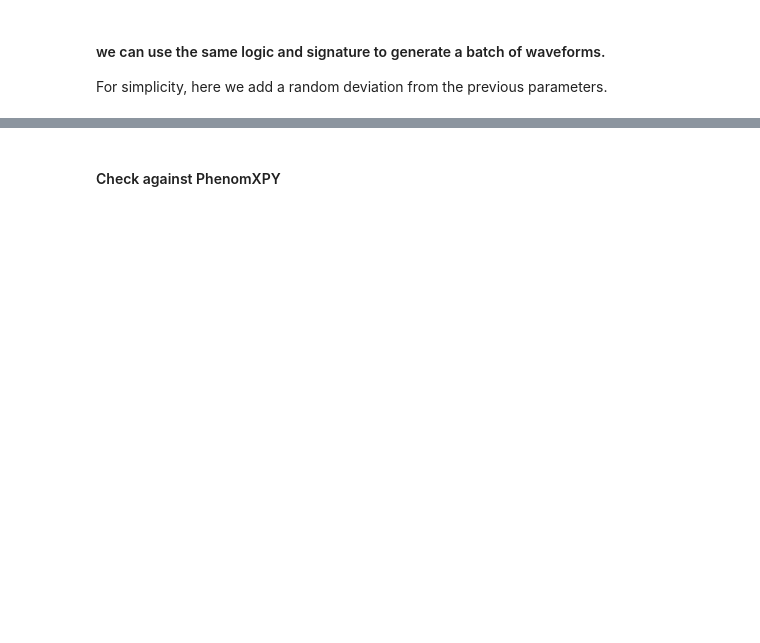
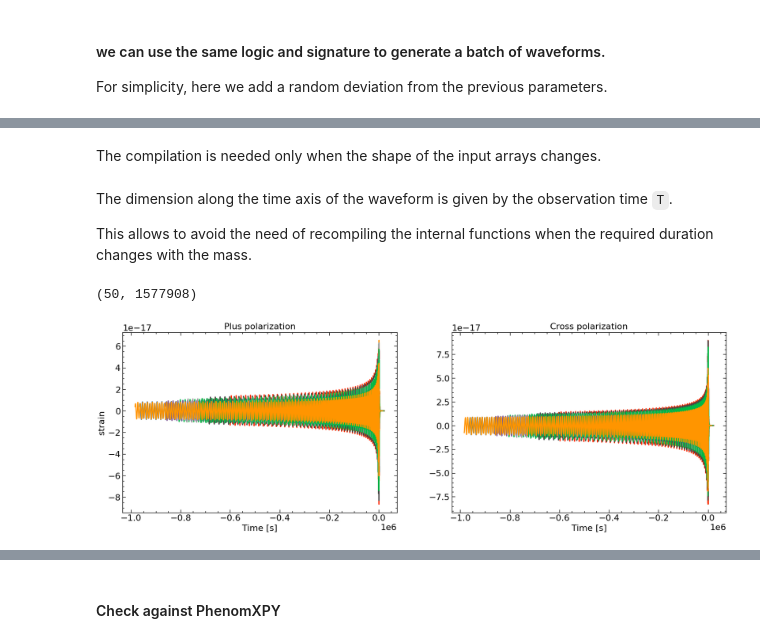
Before and after one commit to jperret21/phentax, a Jupyter notebook: examples/tutorial.ipynb, the cells around one changed output, grey strips where cells are left out. Saved outputs shown, nothing was run; the diff lists cells and outputs as text; code cells hidden in the pictures; blank space fills up the shorter version.

Commit message:
cleaned notebook + added observation time

```diff
--- a/examples/tutorial.ipynb
+++ b/examples/tutorial.ipynb
@@ -18,6 +26,7 @@ Here we create all the allowed higher modes. The first step is initialize the wa
 # %%
 tlowfit = True # use a fit to set the starting time of the root finder used in t(f)
 tol = 1e-12 # root finding tolerance
+Tobs = 5 * ASTRONOMICAL_YEAR / 12
 
 imr = IMRPhenomTHM(
         higher_modes="all",
@@ -26,4 +35,5 @@ imr = IMRPhenomTHM(
         coarse_grain=False, # if false it will generate the waveform on a dense time grid with the specified timestep
         atol=tol,
         rtol=tol,
+        T=Tobs,
     )
@@ -37,9 +55,9 @@ chi2 = 0.3
 distance = 500.0
 inclination = jnp.pi / 3.0
 phi_ref = 0.0
-psi = 0.0
+psi = 1.0
 f_min = 1e-4
-delta_t = 2.5
+delta_t = 5
 f_ref = f_min
 # t_ref = 0.0
 # %% [markdown]
@@ -74,7 +103,6 @@ For simplicity, here we add a random deviation from the previous parameters.
 # %%
-num_binaries = 10
+num_binaries = 50
 num_params = 8
-key = jax.random.PRNGKey(0)
 
 key, subkey = jax.random.split(key)
 random_params = jax.random.uniform(subkey, (num_binaries, num_params))
@@ -82,7 +110,7 @@ random_params = jax.random.uniform(subkey, (num_binaries, num_params))
 m1_batch = ( 1 + 0.7 * random_params[:, 0]) * m1
 m2_batch = ( 1 + 0.5 * random_params[:, 1]) * m2
 chi1_batch = (1 + 0.1 * random_params[:, 2]) * chi1
-chi2_batch = (1 + 0.1 * random_params[:, 3]) * chi2
+chi2_batch =  (1 + 0.1 * random_params[:, 3]) * chi2
 distance_batch = (1 + 0.1 * random_params[:, 4]) * distance
 phi_ref_batch = ( 1 + 0.1 * random_params[:, 5]) * phi_ref
 psi_batch = ( 1 + 0.1 * random_params[:, 6]) * psi
@@ -91,6 +119,8 @@ inclination_batch = (1 + 0.1 * random_params[:, 7]) * inclination
 f_min_batch = jnp.ones(num_binaries) * f_min
 f_ref_batch = jnp.ones(num_binaries) * f_ref
 # %%
+tic = time.time()
+
 times_batch, mask_batch, h_plus_batch, h_cross_batch = imr.compute_polarizations_at_once(
         m1_batch,
         m2_batch,
@@ -103,4 +133,8 @@ times_batch, mask_batch, h_plus_batch, h_cross_batch = imr.compute_polarizations
         inclination_batch,
         psi_batch,
         delta_t=delta_t,
+        T = 3 / 12 * ASTRONOMICAL_YEAR
     )
+
+h_plus_batch.block_until_ready()
+print(f"Time elapsed: {time.time() - tic} s")
@@ -107,16 +143,28 @@ times_batch, mask_batch, h_plus_batch, h_cross_batch = imr.compute_polarizations
+# %% [markdown]
+The compilation is needed only when the shape of the input arrays changes.
+# %% [markdown]
+The dimension along the time axis of the waveform is given by the observation time `T`.
+
+This allows to avoid the need of recompiling the internal functions when the required duration changes with the mass.
+# %%
+h_plus_batch.shape
+# %% [output]
+(50, 1577908)
 # %%
 # plot all the polarizations
 fig, axs = plt.subplots(1, 2, figsize=(2 * FIGSIZE[0], FIGSIZE[1]))
-for i in range(num_binaries):
+for i in range(10):
     axs[0].plot(times_batch[i][mask_batch[i]], h_plus_batch[i][mask_batch[i]])
     axs[1].plot(times_batch[i][mask_batch[i]], h_cross_batch[i][mask_batch[i]])
 
 axs[0].set_title("Plus polarization")
 axs[1].set_title("Cross polarization")
 #plt.legend()
 axs[0].set_xlabel("Time [s]")
 axs[1].set_xlabel("Time [s]")
 axs[0].set_ylabel("strain")
 plt.show()
+# %% [output]
+[figure, added]
 # %%
 # also plot them individually
```
Also changed, not shown: parts of 18 cells of this notebook, 6 other files.
